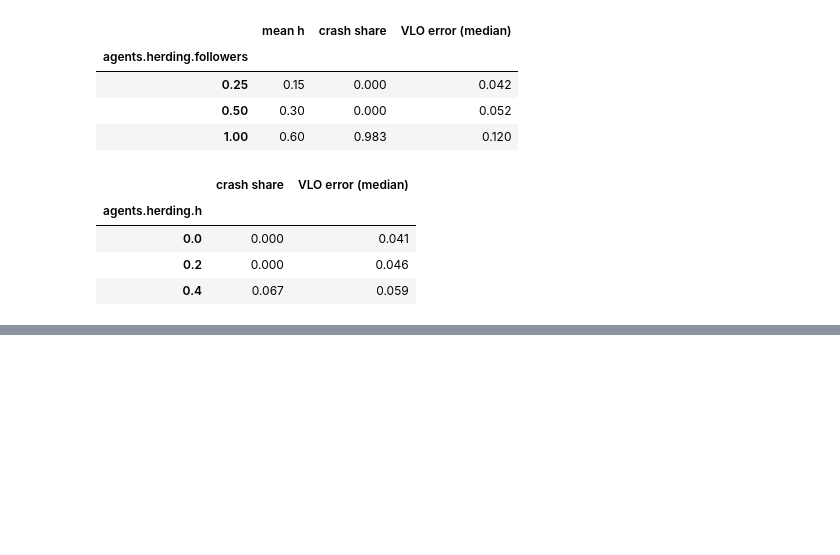
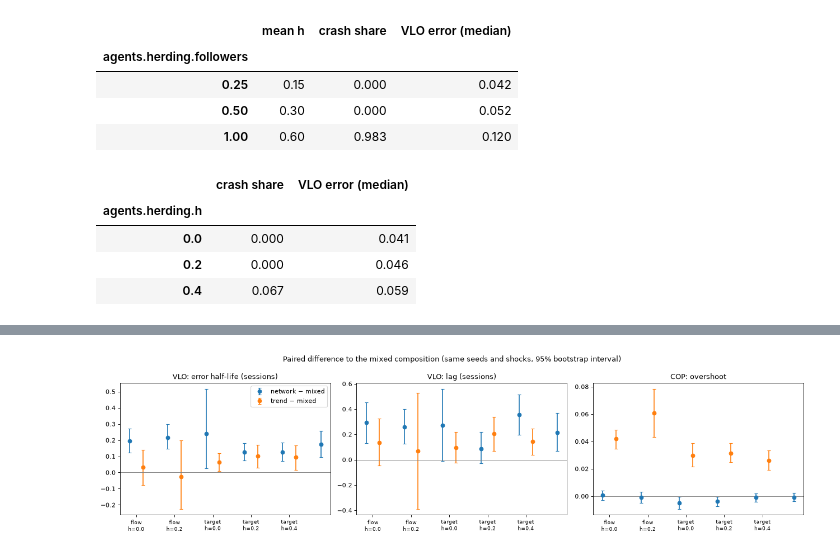
Before and after one commit to dmitrykitty/stock-exchange-simulation, a Jupyter notebook: notebooks/05_chain_wave.ipynb, the cells around one changed output, grey strips where cells are left out. Saved outputs shown, nothing was run; the diff lists cells and outputs as text; code cells hidden in the pictures; blank space fills up the shorter version.

Commit message:
metrics: formal F5 comparison of investor mixes with D1 wave metrics (#24)

```diff
--- a/notebooks/05_chain_wave.ipynb
+++ b/notebooks/05_chain_wave.ipynb
@@ -202,0 +265,24 @@ display(right.round(3))
+# %%
+def mix_contrasts(wave, metrics, seed=2026):
+    rng = np.random.default_rng(seed)
+    rows = []
+    for (rule, h), cell in wave.groupby(["rule", "h"]):
+        base = cell.loc[cell.composition == "mixed"].set_index(["seed", "shock"])
+        for mix in ("network", "trend"):
+            other = cell.loc[cell.composition == mix].set_index(["seed", "shock"])
+            pairs = other.join(base, lsuffix="_o", rsuffix="_m", how="inner")
+            pairs = pairs.loc[~pairs.crash_o & ~pairs.crash_m]
+            for metric in metrics:
+                d = (pairs[metric + "_o"] - pairs[metric + "_m"]).groupby(level="seed").mean().dropna().to_numpy()
+                if len(d) < 5:
+                    continue
+                boot = rng.choice(d, (5000, len(d))).mean(axis=1)
+                lo, hi = np.quantile(boot, [0.025, 0.975])
+                rows.append({"rule": rule, "h": h, "contrast": f"{mix} − mixed", "metric": metric, "seeds": len(d),
+                             "mean": d.mean(), "ci_low": lo, "ci_high": hi, "clear": lo > 0 or hi < 0})
+    return pd.DataFrame(rows)
+
+
+contrasts = mix_contrasts(wave, WAVE_COLS)
+pd.set_option("display.max_rows", 200)
+contrasts.round(3)
@@ -202,0 +307,20 @@ display(right.round(3))
+# %%
+fig, axes = plt.subplots(1, 3, figsize=(16, 4.2), sharey=False)
+shown = [("error_half_life_sessions__VLO", "VLO: error half-life (sessions)"),
+         ("lag_sessions__VLO", "VLO: lag (sessions)"), ("overshoot__COP", "COP: overshoot")]
+for ax, (metric, title) in zip(axes, shown):
+    for k, (contrast, color) in enumerate((("network − mixed", "C0"), ("trend − mixed", "C1"))):
+        part = contrasts.loc[(contrasts.metric == metric) & (contrasts.contrast == contrast)]
+        x = np.arange(len(part)) + (k - 0.5) * 0.35
+        ax.errorbar(x, part["mean"], yerr=[part["mean"] - part.ci_low, part.ci_high - part["mean"]], fmt="o",
+                    color=color, capsize=3, label=contrast)
+        labels = [f"{r}\nh={h}" for r, h in zip(part.rule, part.h)]
+    ax.set_xticks(np.arange(len(labels)), labels, fontsize=8)
+    ax.axhline(0, color="grey", lw=0.8)
+    ax.set_title(title)
+axes[0].legend()
+fig.suptitle("Paired difference to the mixed composition (same seeds and shocks, 95% bootstrap interval)")
+plt.tight_layout()
+plt.show()
+# %% [output]
+[figure, added]
```
Also changed, not shown: parts of 5 cells of this notebook, 3 other files.
